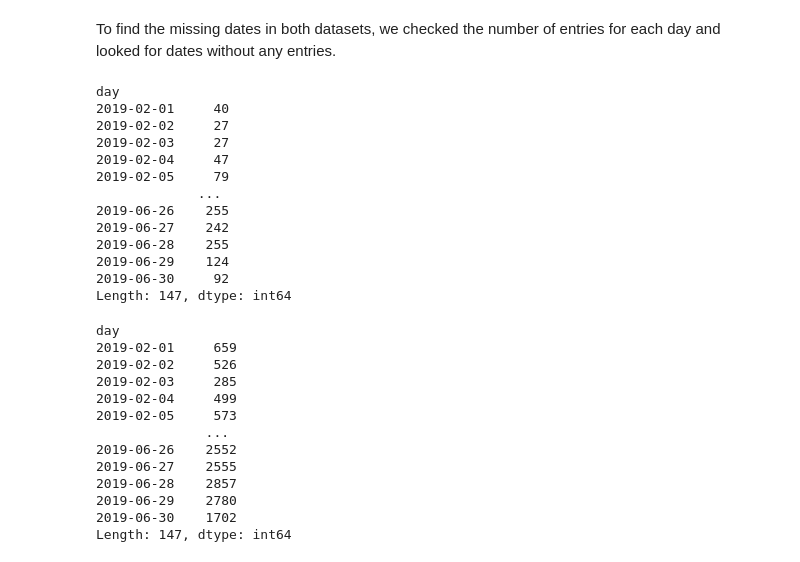
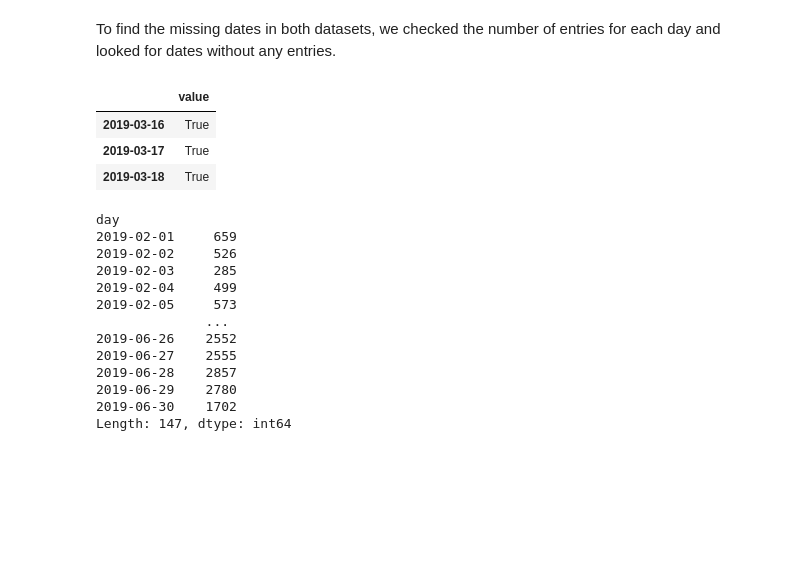
Before and after one commit to MoritzWolf09/Analytics, a Jupyter notebook: datasets-clean-withmissingdays.ipynb, the cells around one changed output. Cells and saved outputs as stored; diff of their text form; code cells hidden in the pictures; blank space fills up the shorter version.

```diff
--- a/datasets-clean-withmissingdays.ipynb
+++ b/datasets-clean-withmissingdays.ipynb
@@ -49,23 +49,24 @@ dtype: int64
 ## Find missing days in two dataframes
 # %% [markdown]
 To find the missing dates in both datasets, we checked the number of entries for each day and looked for dates without any entries.
-# %%
-#looking for amount of entries each day Bochum
-df_b = Nextbike_bochum_raw
-idx = pd.date_range(df_b['day'].min(), df_b['day'].max())
-s_b = df_b.groupby(['day']).size()
-s_b
-# %% [output]
-day
-2019-02-01     40
-2019-02-02     27
-2019-02-03     27
-2019-02-04     47
-2019-02-05     79
-             ...
-2019-06-26    255
-2019-06-27    242
-2019-06-28    255
-2019-06-29    124
-2019-06-30     92
-Length: 147, dtype: int64
+# %%
+#looking for amount of entries each day Bochum
+df_b = Nextbike_bochum_raw
+df_b["day"] = pd.to_datetime(df_b.day)
+
+s_b = df_b.groupby(['day']).size()
+s_b_df = pd.DataFrame(s_b)
+
+idx = pd.date_range(df_b['day'].min(), df_b['day'].max())
+df = pd.DataFrame(index=idx)
+
+df = pd.merge(df, s_b_df, left_index = True, right_index = True, how="left")
+#df.merge(s_b_df, left_index = True, right_index = True, how"left")
+missing_b =  df.isnull()
+missing_b.columns = ["value"]
+missing_b[missing_b["value"]==True]
+# %% [output]
+|  | value |
+| 2019-03-16 | True |
+| 2019-03-17 | True |
+| 2019-03-18 | True |
```
Also changed, not shown: parts of 4 cells of this notebook.
